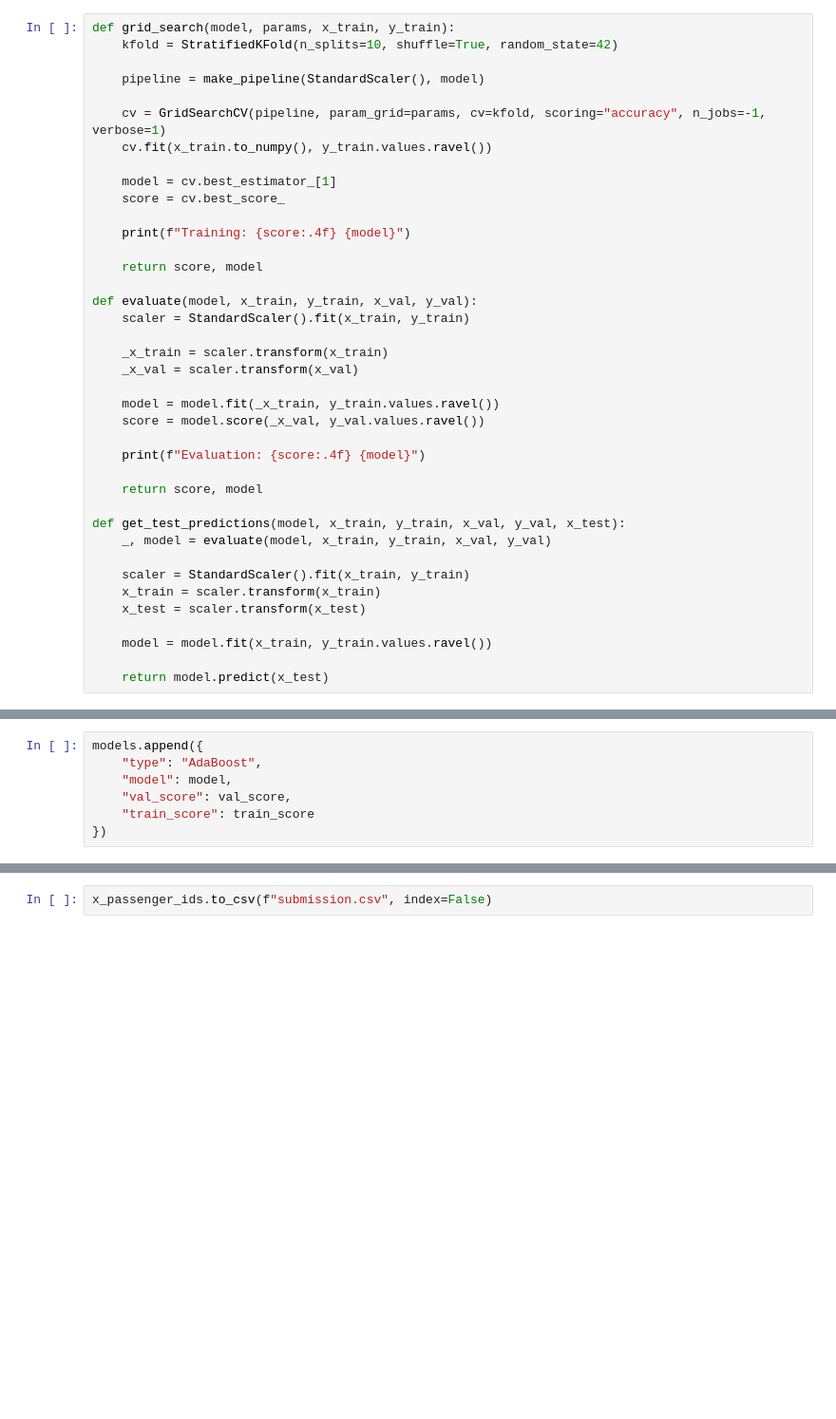
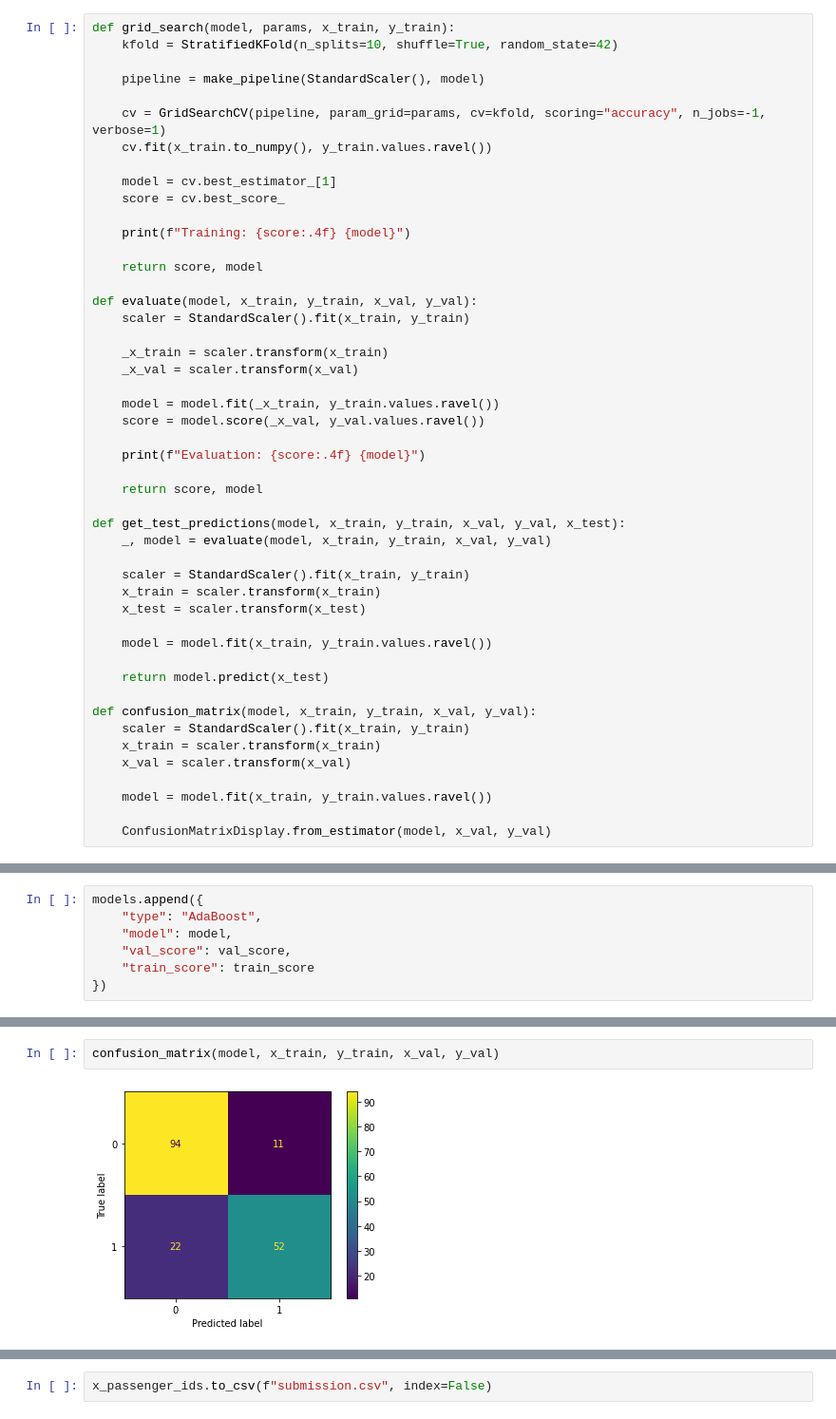
Before and after one commit to niggoo/titanic-classification, a Jupyter notebook: notebook.ipynb, the cells around one changed output, grey strips where cells are left out. Shown at 95% size. Cells and saved outputs as stored; diff of their text form; blank space fills up the shorter version.

```diff
--- a/notebook.ipynb
+++ b/notebook.ipynb
@@ -466,6 +449,15 @@ def get_test_predictions(model, x_train, y_train, x_val, y_val, x_test):
     model = model.fit(x_train, y_train.values.ravel())
 
     return model.predict(x_test)
+
+def confusion_matrix(model, x_train, y_train, x_val, y_val):
+    scaler = StandardScaler().fit(x_train, y_train)
+    x_train = scaler.transform(x_train)
+    x_val = scaler.transform(x_val)
+
+    model = model.fit(x_train, y_train.values.ravel())
+
+    ConfusionMatrixDisplay.from_estimator(model, x_val, y_val)
 # %% [markdown]
 # Baseline Classifier
 # %%
@@ -658,3 +652,7 @@ Evaluation: 0.8101 VotingClassifier(estimators=(('RandomForest',
+# %%
+confusion_matrix(model, x_train, y_train, x_val, y_val)
+# %% [output]
+[figure, added]
 # %%
 y_test_pred = get_test_predictions(model, x_train, y_train, x_val, y_val, x_test)
 
```
Also changed, not shown: parts of 19 cells of this notebook.
